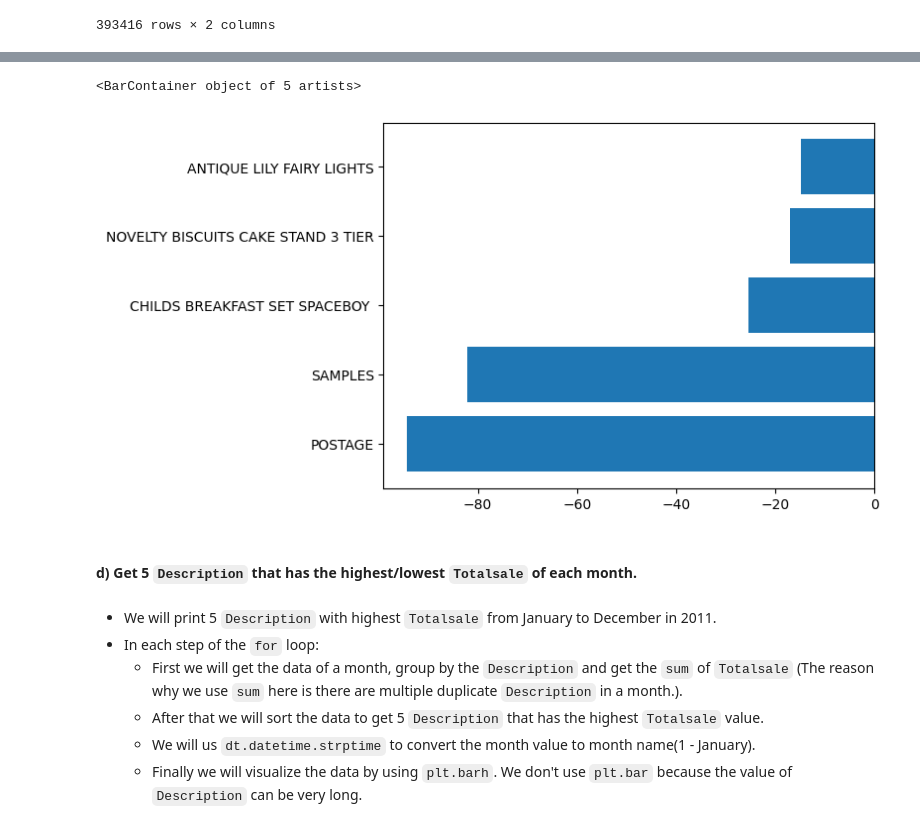
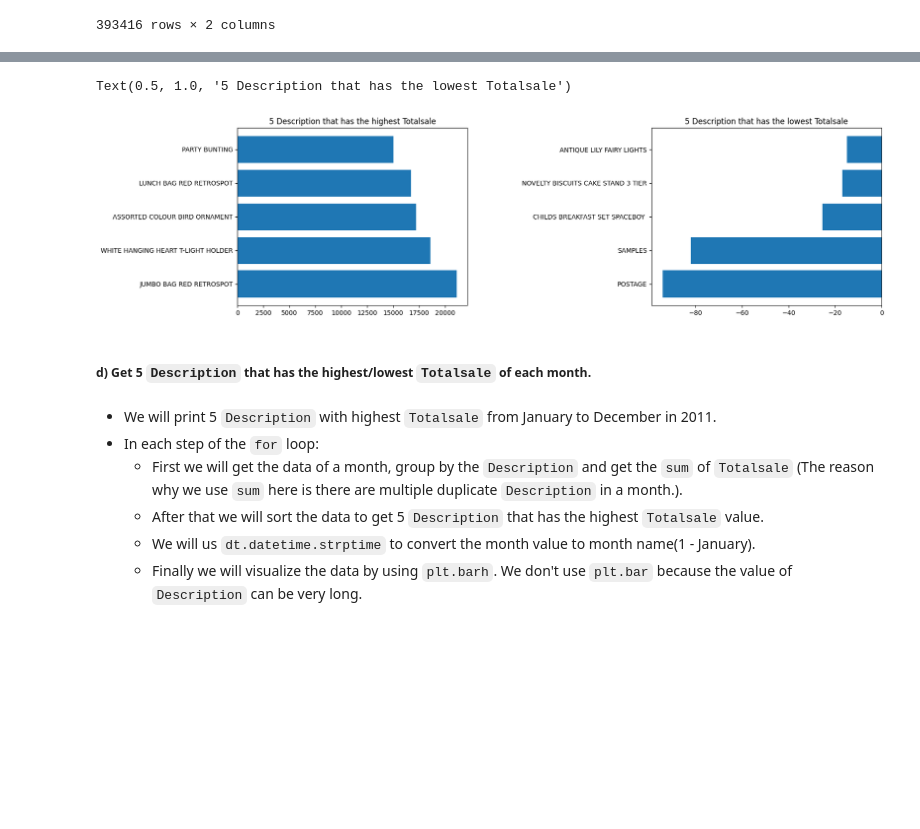
Before and after one commit to Ha0203/FinalProject_LTKHDL, a Jupyter notebook: main_branch.ipynb, the cells around one changed output, grey strips where cells are left out. Cells and saved outputs as stored; diff of their text form; code cells hidden in the pictures; blank space fills up the shorter version.

```diff
--- a/main_branch.ipynb
+++ b/main_branch.ipynb
@@ -552,11 +546,20 @@ plt.barh(increase_descript.head(5)['Description'], increase_descript.head(5)['To
-# %%
-decrease_descript = description_df.groupby('Description').sum().reset_index().sort_values(by= 'Totalsale',  ascending= True)
-plt.barh(decrease_descript.head(5)['Description'], decrease_descript.head(5)['Totalsale'])
-# %% [output]
-<BarContainer object of 5 artists>
-[figure, removed]
+# %%
+increase_descript = description_df.groupby('Description').sum().reset_index().sort_values(by= 'Totalsale',  ascending= False)
+decrease_descript = increase_descript.iloc[::-1]
+
+fig= plt.figure(figsize=(18,5))
+plt.subplots_adjust(wspace=0.8)
+plt.subplot(1, 2, 1)
+plt.barh(increase_descript.head(5)['Description'], increase_descript.head(5)['Totalsale'])
+plt.title("5 Description that has the highest Totalsale")
+plt.subplot(1, 2, 2)
+plt.barh(decrease_descript.head(5)['Description'], decrease_descript.head(5)['Totalsale'])
+plt.title("5 Description that has the lowest Totalsale")
+# %% [output]
+Text(0.5, 1.0, '5 Description that has the lowest Totalsale')
+[figure, added]
 # %% [markdown]
-#### d) Get 5 `Description` that has the highest/lowest `Totalsale` of each month.
+##### d) Get 5 `Description` that has the highest/lowest `Totalsale` of each month.
 # %% [markdown]
 - We will print 5 `Description` with highest `Totalsale` from January to December in 2011.
 - In each step of the `for` loop:
```
Also changed, not shown: parts of 8 cells of this notebook.
